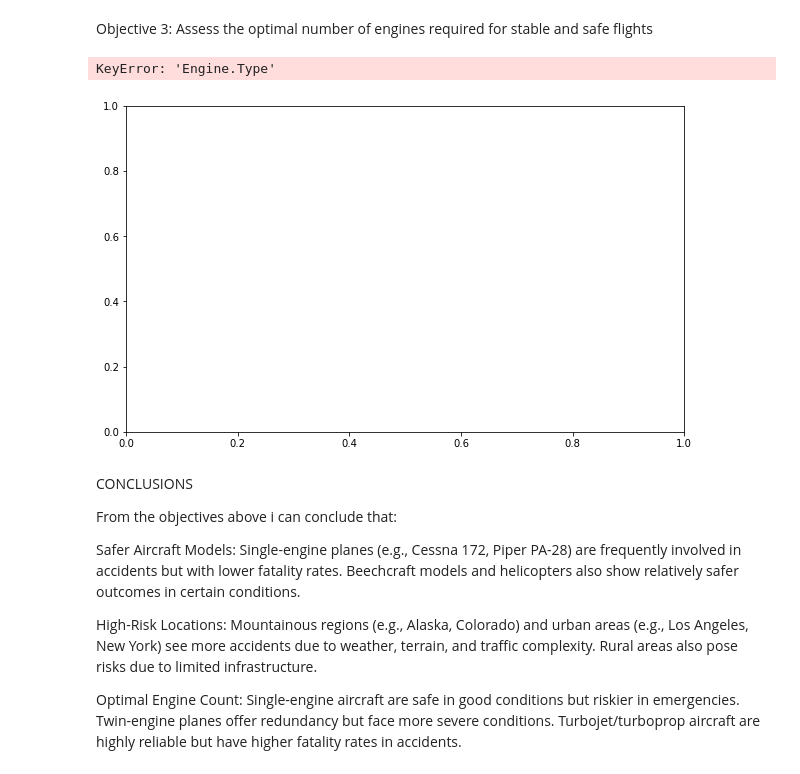
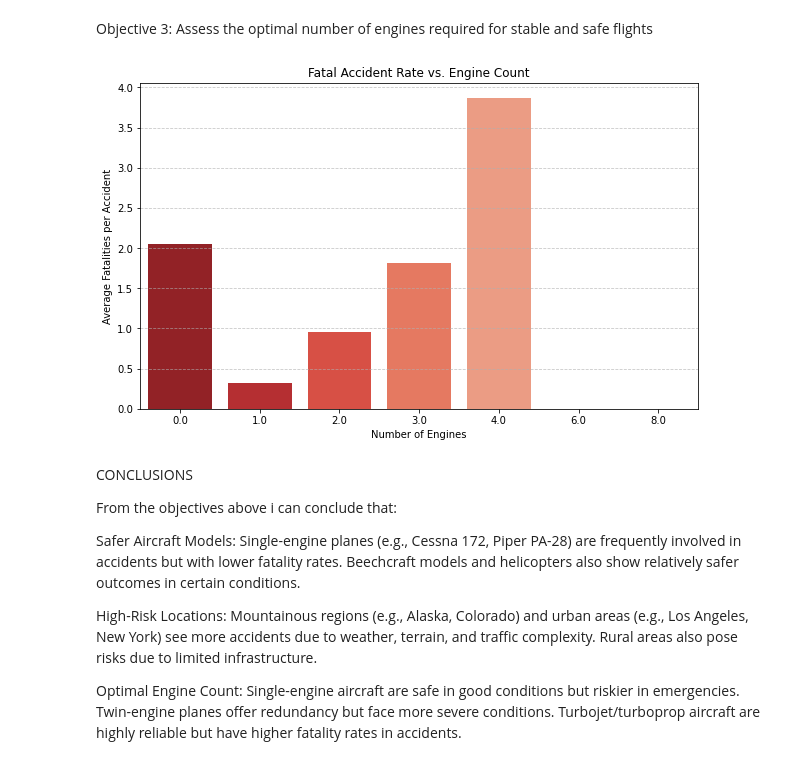
Before and after one commit to hanifa331/Data-Visualization, a Jupyter notebook: index.ipynb, the cells around one changed output. Drawn from its saved outputs; the diff is of its cells as text; code cells hidden in the pictures.

```diff
--- a/index.ipynb
+++ b/index.ipynb
@@ -631,19 +631,18 @@ plt.show()
 [figure]
 # %% [markdown]
 Objective 3:  Assess the optimal number of engines required for stable and safe flights
-# %%
-fig, ax = plt.subplots(figsize=(10, 6))
-ax.hist(df1['Engine.Type'].dropna(), bins=10, color="skyblue", edgecolor="black", alpha=0.7)
-ax.set_xlabel("Engine Type")
-ax.set_ylabel("Frequency of Accidents")
-ax.set_title("Histogram of Accidents by Engine Type")
-ax.grid(axis="y", linestyle="--", alpha=0.7)
-
-plt.xticks(rotation=45)
-plt.show()
-# %% [output]
-KeyError: 'Engine.Type'
-[figure, removed]
+# %%
+fatal_rate = df1.groupby('Number_of_Engines')['Total_Fatal_Injuries'].mean()
+fig, ax = plt.subplots(figsize=(10, 6))
+sns.barplot(x=fatal_rate.index, y=fatal_rate.values, palette="Reds_r", ax=ax)
+ax.set_xlabel("Number of Engines")
+ax.set_ylabel("Average Fatalities per Accident")
+ax.set_title("Fatal Accident Rate vs. Engine Count")
+ax.grid(axis="y", linestyle="--", alpha=0.7)
+
+plt.show()
+# %% [output]
+[figure, added]
 # %% [markdown]
 CONCLUSIONS
 
```
